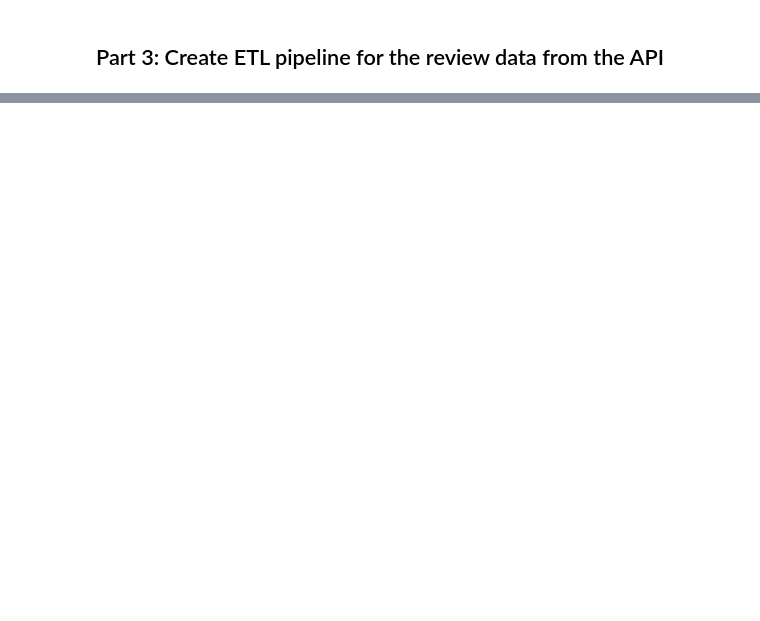
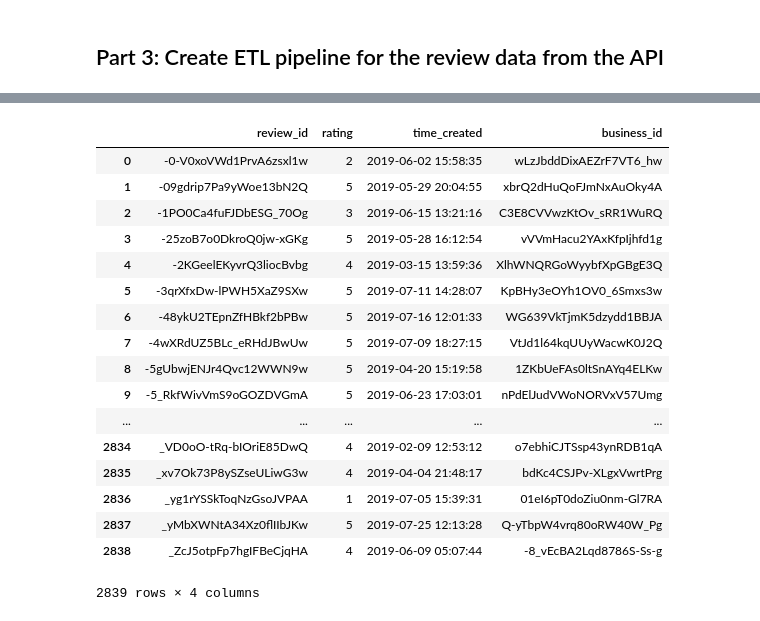
Before and after one commit to oqusous/nyc-mhtn-ds-071519-lectures, a Jupyter notebook: week-2/Yelp_API_SQL_lab.ipynb, the cells around one changed output, grey strips where cells are left out. Saved outputs shown, nothing was run; the diff lists cells and outputs as text; code cells hidden in the pictures; blank space fills up the shorter version.

```diff
--- a/week-2/Yelp_API_SQL_lab.ipynb
+++ b/week-2/Yelp_API_SQL_lab.ipynb
@@ -342,0 +384,24 @@ http://www.mysqltutorial.org/mysql-foreign-key/
+# %%
+cursor.execute("""SELECT * FROM reviews2;""")
+df = pd.DataFrame(cursor.fetchall())
+df.columns = [x[0] for x in cursor.description]
+df
+# %% [output]
+|  | review_id | rating | time_created | business_id |
+| 0 | -0-V0xoVWd1PrvA6zsxl1w | 2 | 2019-06-02 15:58:35 | wLzJbddDixAEZrF7VT6_hw |
+| 1 | -09gdrip7Pa9yWoe13bN2Q | 5 | 2019-05-29 20:04:55 | xbrQ2dHuQoFJmNxAuOky4A |
+| 2 | -1PO0Ca4fuFJDbESG_70Og | 3 | 2019-06-15 13:21:16 | C3E8CVVwzKtOv_sRR1WuRQ |
+| 3 | -25zoB7o0DkroQ0jw-xGKg | 5 | 2019-05-28 16:12:54 | vVVmHacu2YAxKfpIjhfd1g |
+| 4 | -2KGeelEKyvrQ3liocBvbg | 4 | 2019-03-15 13:59:36 | XlhWNQRGoWyybfXpGBgE3Q |
+| 5 | -3qrXfxDw-lPWH5XaZ9SXw | 5 | 2019-07-11 14:28:07 | KpBHy3eOYh1OV0_6Smxs3w |
+| 6 | -48ykU2TEpnZfHBkf2bPBw | 5 | 2019-07-16 12:01:33 | WG639VkTjmK5dzydd1BBJA |
+| 7 | -4wXRdUZ5BLc_eRHdJBwUw | 5 | 2019-07-09 18:27:15 | VtJd1l64kqUUyWacwK0J2Q |
+| 8 | -5gUbwjENJr4Qvc12WWN9w | 5 | 2019-04-20 15:19:58 | 1ZKbUeFAs0ltSnAYq4ELKw |
+| 9 | -5_RkfWivVmS9oGOZDVGmA | 5 | 2019-06-23 17:03:01 | nPdElJudVWoNORVxV57Umg |
+| ... | ... | ... | ... | ... |
+| 2834 | _VD0oO-tRq-bIOriE85DwQ | 4 | 2019-02-09 12:53:12 | o7ebhiCJTSsp43ynRDB1qA |
+| 2835 | _xv7Ok73P8ySZseULiwG3w | 4 | 2019-04-04 21:48:17 | bdKc4CSJPv-XLgxVwrtPrg |
+| 2836 | _yg1rYSSkToqNzGsoJVPAA | 1 | 2019-07-05 15:39:31 | 01eI6pT0doZiu0nm-Gl7RA |
+| 2837 | _yMbXWNtA34Xz0flIIbJKw | 5 | 2019-07-25 12:13:28 | Q-yTbpW4vrq80oRW40W_Pg |
+| 2838 | _ZcJ5otpFp7hgIFBeCjqHA | 4 | 2019-06-09 05:07:44 | -8_vEcBA2Lqd8786S-Ss-g |
+2839 rows × 4 columns
```
Also changed, not shown: parts of 45 cells of this notebook, 2 other files.
